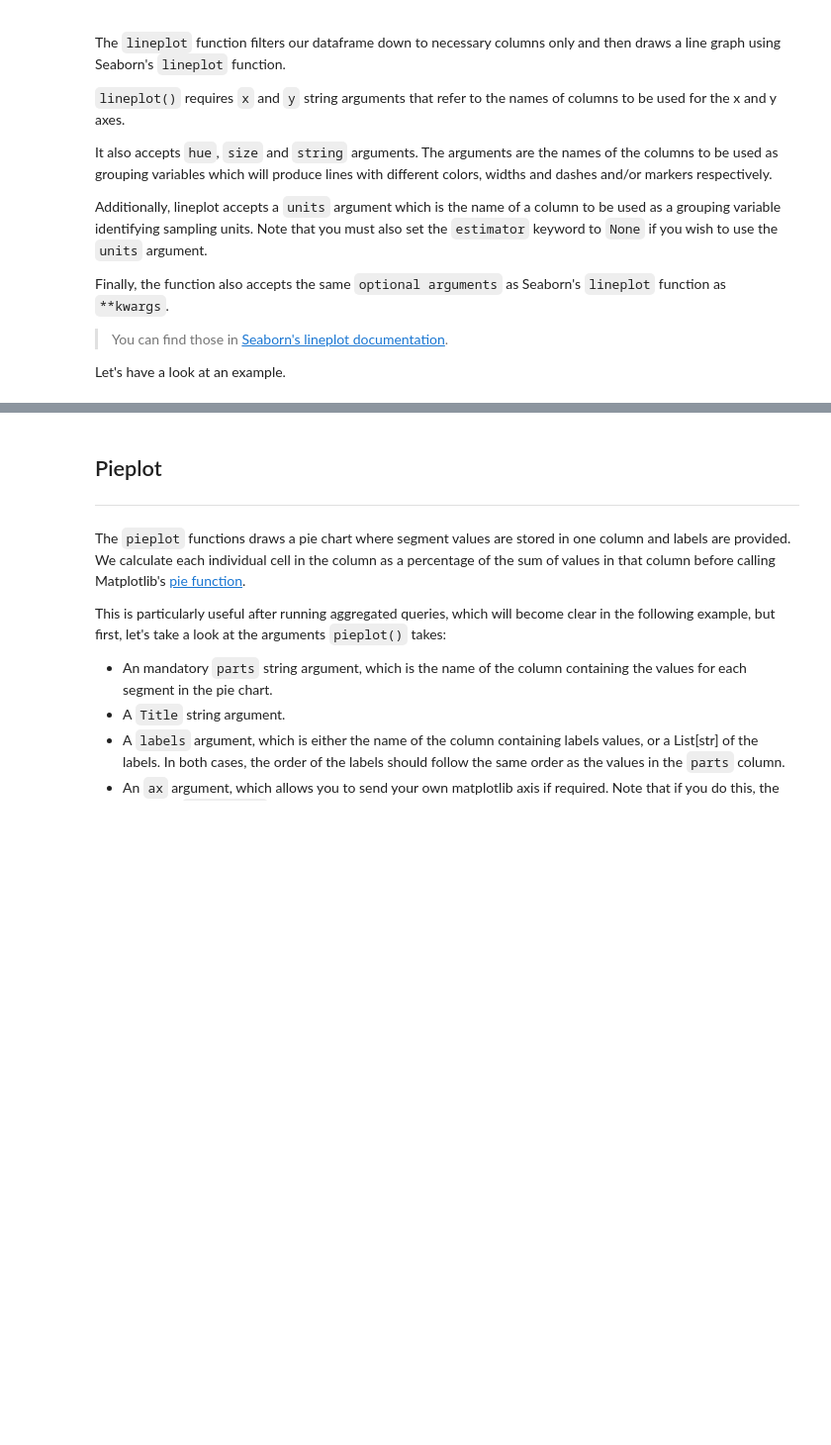
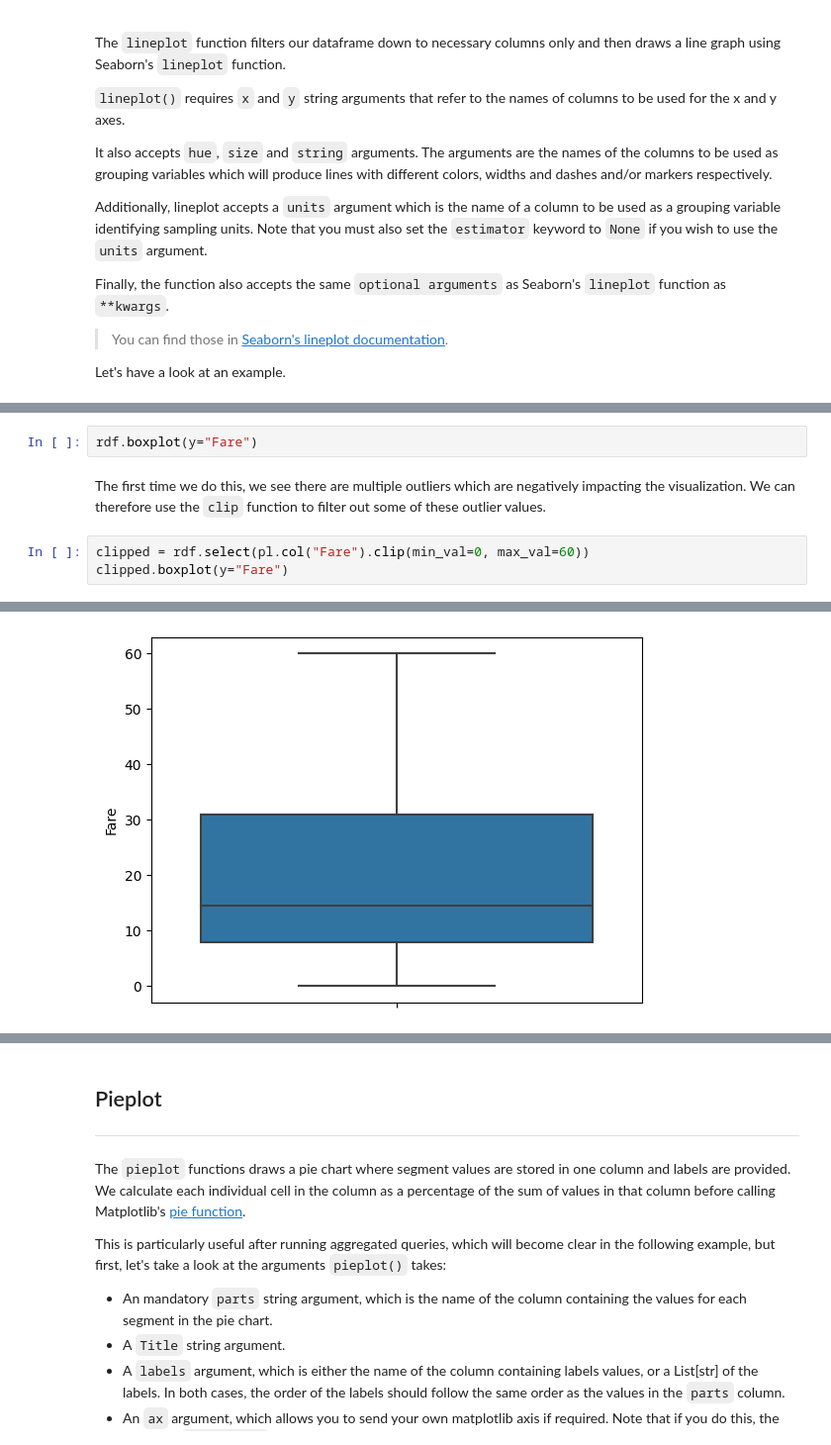
Before and after one commit to mithril-security/bastionlab, a Jupyter notebook: docs/docs/tutorials/visualization.ipynb, the cells around one changed output, grey strips where cells are left out. Shown at 99% size. Drawn from its saved outputs; the diff is of its cells as text; blank space fills up the shorter version.

Commit message:
boxplot basic

```diff
--- a/docs/docs/tutorials/visualization.ipynb
+++ b/docs/docs/tutorials/visualization.ipynb
@@ -163,0 +197,8 @@ rdf.lineplot(x="Age", y="Fare", hue="Sex")
+# %%
+rdf.boxplot(y="Fare")
+# %% [markdown]
+The first time we do this, we see there are multiple outliers which are negatively impacting the visualization. We can therefore use the `clip` function to filter out some of these outlier values.
+# %%
+clipped = rdf.select(pl.col("Fare").clip(min_val=0, max_val=60))
+clipped.boxplot(y="Fare")
+# %% [output]
@@ -163,0 +206 @@ rdf.lineplot(x="Age", y="Fare", hue="Sex")
+[figure, added]
```
Also changed, not shown: parts of 18 cells of this notebook, 1 other file.
